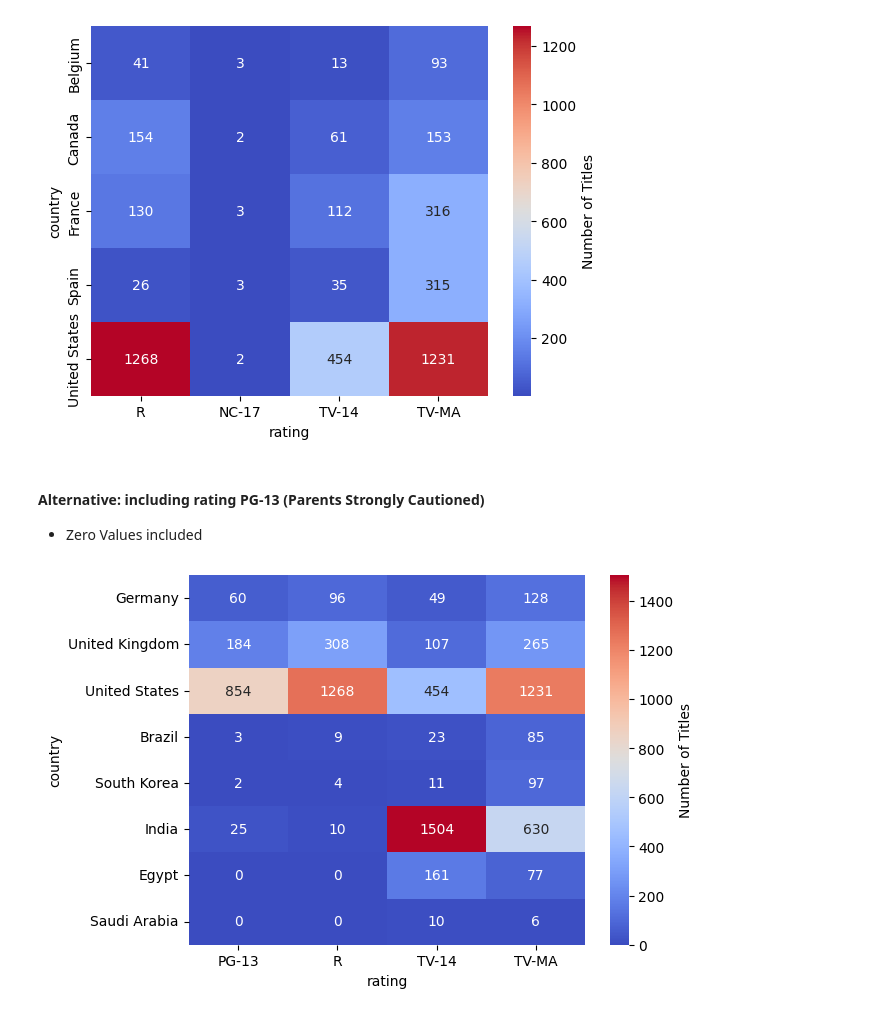
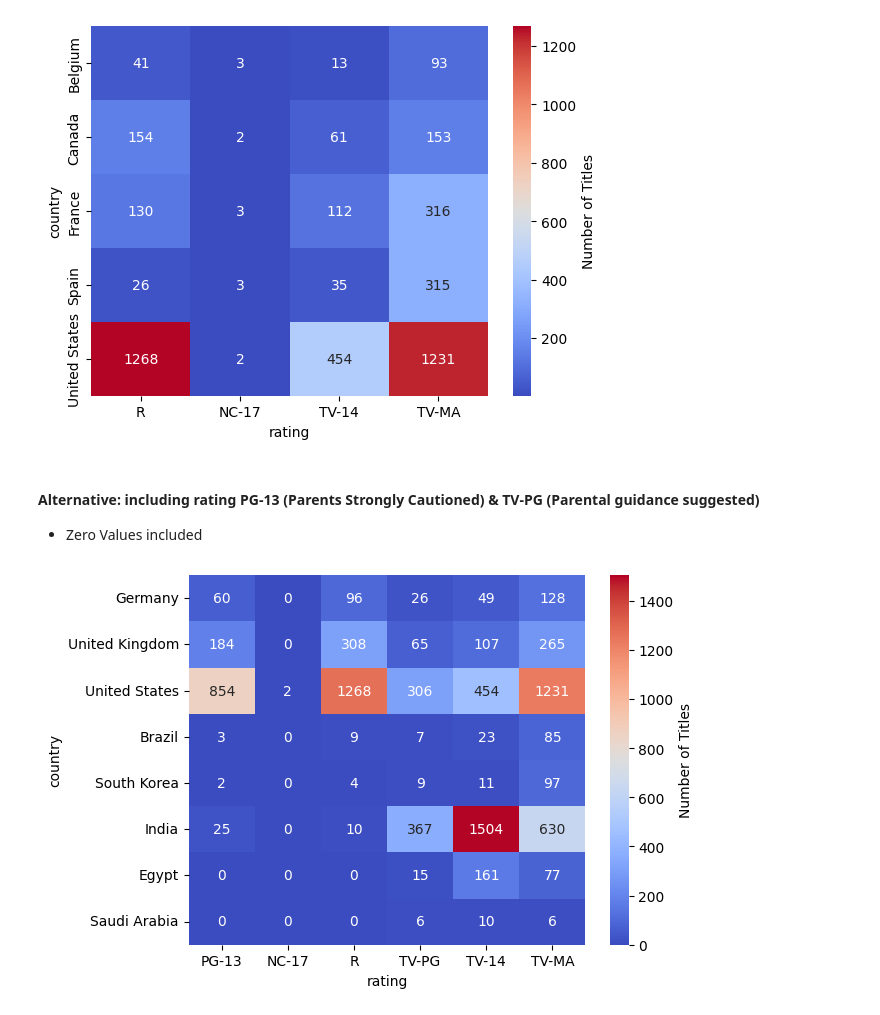
Before and after one commit to HamzahFayad/netflix-insights, a Jupyter notebook: netflix_data_analysis.ipynb, the cells around one changed output. Drawn from its saved outputs; the diff is of its cells as text; code cells hidden in the pictures.

Commit message:
Movie/TV Shows Rating by Countries 2#

```diff
--- a/netflix_data_analysis.ipynb
+++ b/netflix_data_analysis.ipynb
@@ -191,15 +191,15 @@ plt.show()
 # %% [output]
 [figure]
 # %% [markdown]
-#### Alternative: including rating PG-13 (Parents Strongly Cautioned)
+#### Alternative: including rating PG-13 (Parents Strongly Cautioned) & TV-PG (Parental guidance suggested)
 - Zero Values included
 # %%
 #Alternative with 0 values
 chosen_countries2 = ratings_plot.fillna(0)
 countries_list = ["Germany", "United Kingdom", "United States", "Brazil", "South Korea", "India", "Egypt", "Saudi Arabia"]
-ratings_list = ["PG-13", "R", "TV-14", "TV-MA"]
+ratings_list = ["PG-13", "NC-17", "R", "TV-PG", "TV-14", "TV-MA"]
 chosen_countries2 = chosen_countries2.loc[countries_list, ratings_list]
 sns.heatmap(chosen_countries2, annot=True,fmt=".0f", cmap="coolwarm", cbar_kws={'label': 'Number of Titles'})
 plt.show()
 # %% [output]
-[figure, old version]
+[figure, new version]
```
